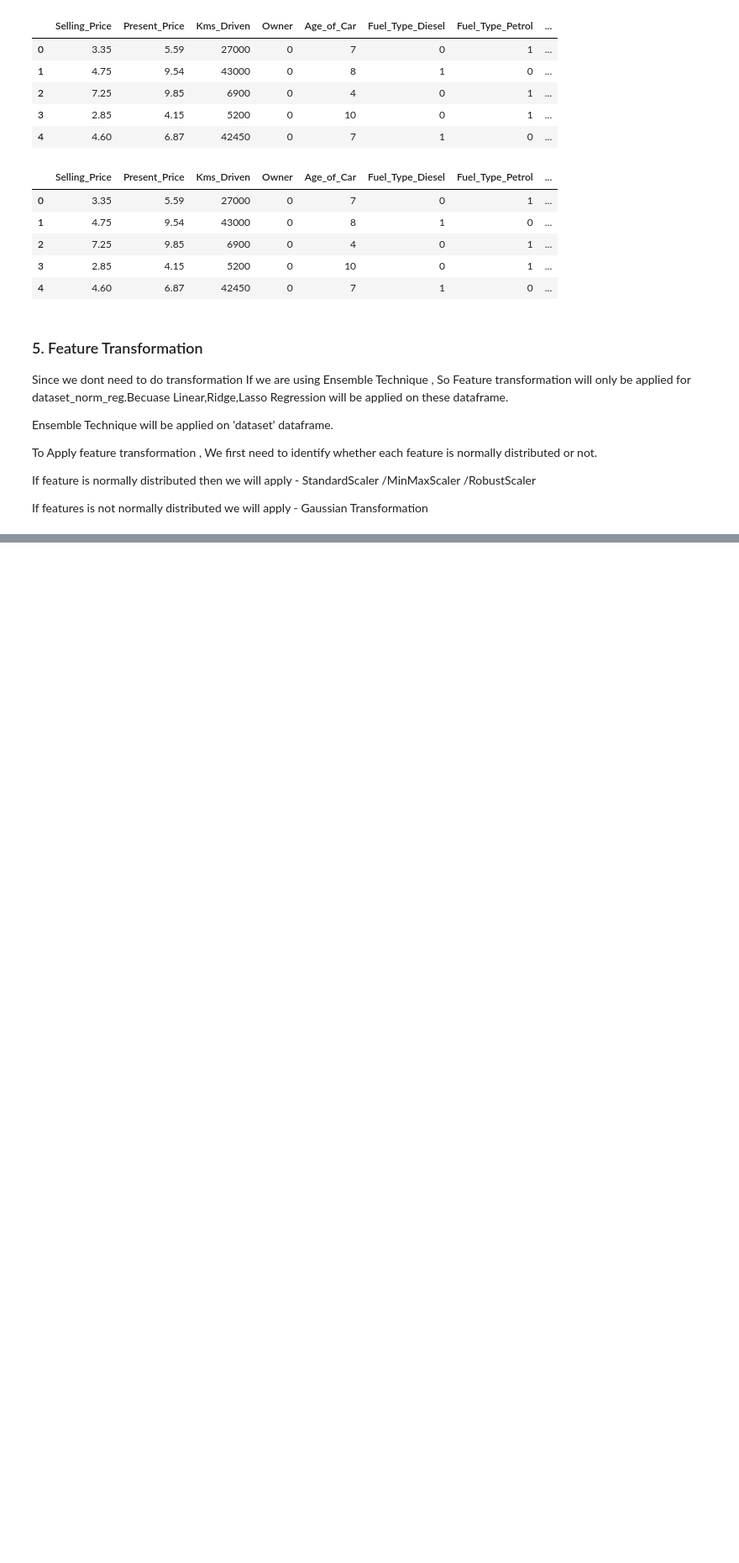
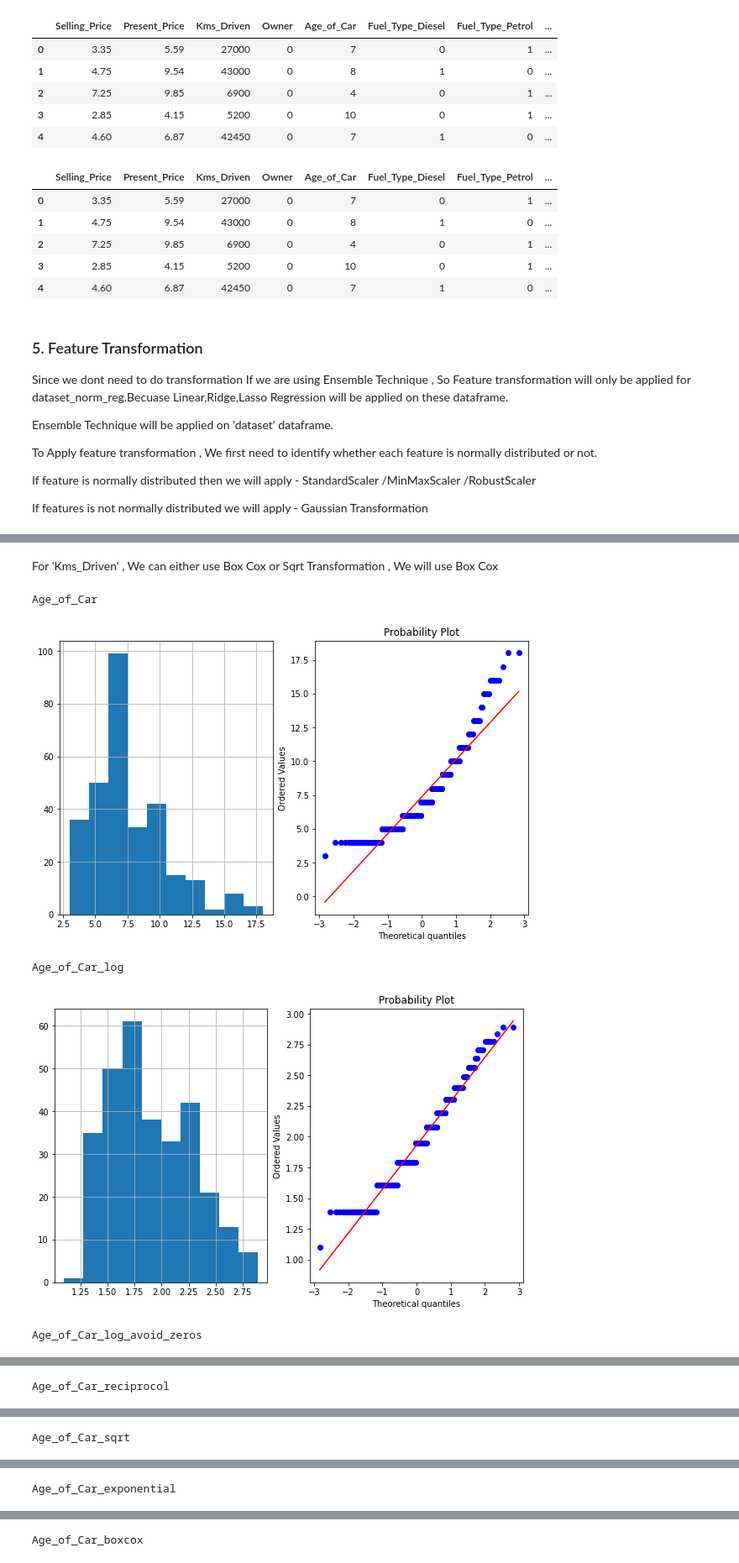
Before and after one commit to LuckyRathod/Data-Science-Projects, a Jupyter notebook: 2.Car Selling Price Prediction/car_price_prediction.ipynb, the cells around one changed output, grey strips where cells are left out. Shown at 84% size. Saved outputs shown, nothing was run; the diff lists cells and outputs as text; code cells hidden in the pictures; blank space fills up the shorter version.

```diff
--- a/2.Car Selling Price Prediction/car_price_prediction.ipynb
+++ b/2.Car Selling Price Prediction/car_price_prediction.ipynb
@@ -608,0 +710,17 @@ If features is not normally distributed we will apply - Gaussian Transformation
+# %% [markdown]
+For 'Kms_Driven' , We can either use Box Cox or Sqrt Transformation , We will use Box Cox
+# %%
+dataset_norm_reg['Age_of_Car_log'] = np.log(dataset_norm_reg['Age_of_Car'])
+dataset_norm_reg['Age_of_Car_log_avoid_zeros'] = np.log(dataset_norm_reg['Age_of_Car']+1)
+dataset_norm_reg['Age_of_Car_reciprocol']  = 1/dataset_norm_reg['Age_of_Car']
+dataset_norm_reg['Age_of_Car_sqrt'] = dataset_norm_reg['Age_of_Car']**(1/2)
+dataset_norm_reg['Age_of_Car_exponential'] = dataset_norm_reg['Age_of_Car']**(1/1.2)
+dataset_norm_reg['Age_of_Car_boxcox'],parameters = stat.boxcox(dataset_norm_reg['Age_of_Car'])
+
+plot_data(dataset_norm_reg,['Age_of_Car','Age_of_Car_log','Age_of_Car_log_avoid_zeros','Age_of_Car_reciprocol','Age_of_Car_sqrt','Age_of_Car_exponential','Age_of_Car_boxcox'])
+# %% [output]
+Age_of_Car
+[figure, added]
+Age_of_Car_log
+[figure, added]
+Age_of_Car_log_avoid_zeros
@@ -608,0 +728 @@ If features is not normally distributed we will apply - Gaussian Transformation
+Age_of_Car_reciprocol
@@ -608,0 +730 @@ If features is not normally distributed we will apply - Gaussian Transformation
+Age_of_Car_sqrt
@@ -608,0 +732 @@ If features is not normally distributed we will apply - Gaussian Transformation
+Age_of_Car_exponential
@@ -608,0 +734 @@ If features is not normally distributed we will apply - Gaussian Transformation
+Age_of_Car_boxcox
```
Also changed, not shown: parts of 46 cells of this notebook.
